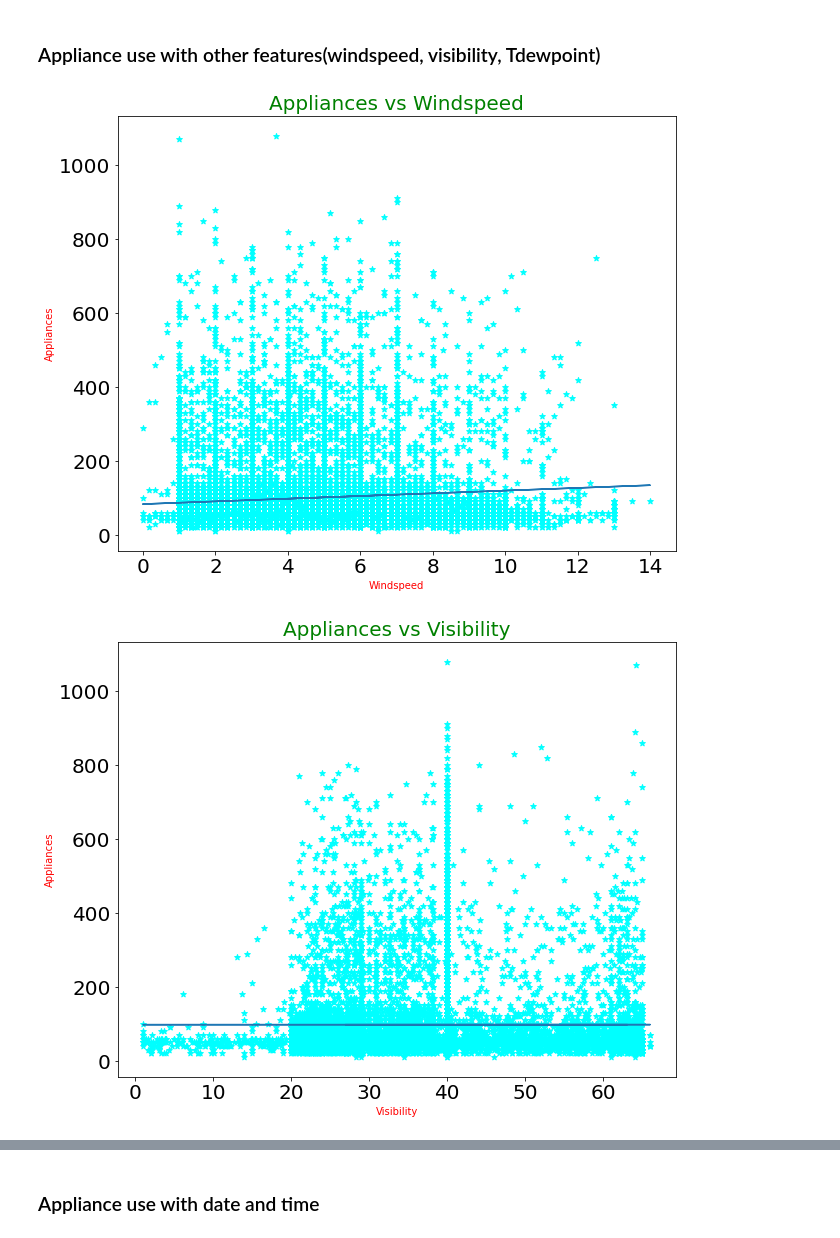
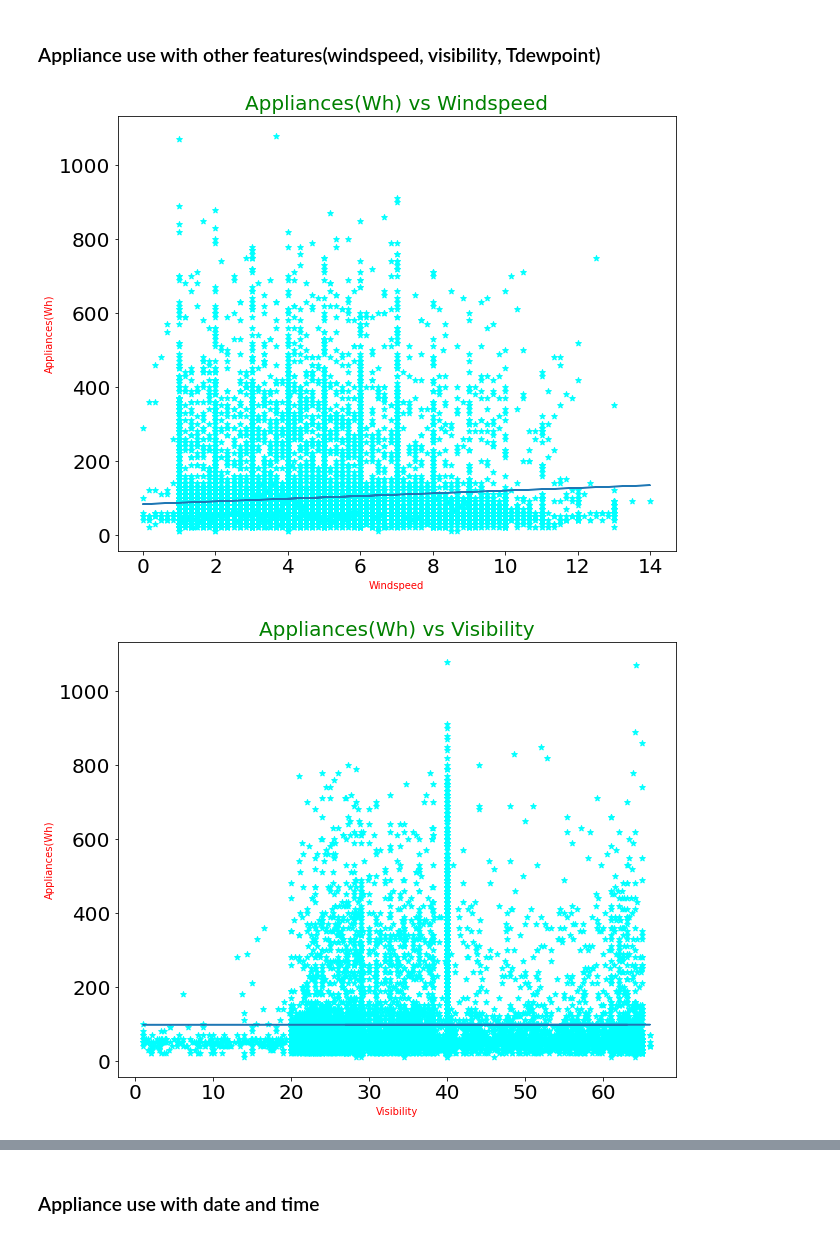
Before and after one commit to khalid-data-aspirant42/Appliance-Energy-Prediction, a Jupyter notebook: Final_Notebook_Appliance_Energy_Prediction.ipynb, the cells around one changed output, grey strips where cells are left out. Cells and saved outputs as stored; diff of their text form; code cells hidden in the pictures.

```diff
--- a/Final_Notebook_Appliance_Energy_Prediction.ipynb
+++ b/Final_Notebook_Appliance_Energy_Prediction.ipynb
@@ -291,10 +264 @@ final_imp_col
 df_final2 = df_final.loc[:,final_imp_col]
-# %%
-# Extracting essential columns
-col_list = []
-for e in list(df_final2.columns):
-    col_list.append(e)
-list2 = ['Appliances']
-for e in list2:
-    col_list.remove(e)
-print(col_list)
@@ -303 +269,4 @@ print(col_list)
+# %%
+col_list = [e for e in list(df_final2.columns)]
+col_list.remove('Appliances(Wh)')
 # %%
@@ -364,12 +404,12 @@ df_final[temporal_features].hist(bins=50, figsize=(10,8));
 ### Visualizing the dependent and independent variables(temperature) with linear model tools
 from sklearn import linear_model
 for elem in temp_col:
-    y = df_final2['Appliances']
+    y = df_final2['Appliances(Wh)']
     reg = linear_model.LinearRegression()
     reg.fit(df_final2[[elem]],y)
-    plt.title(f'Appliances vs {elem}', fontsize=20, color='green')
+    plt.title(f'Appliances(Wh) vs {elem}', fontsize=20, color='green')
     plt.xlabel(elem, color='red')
-    plt.ylabel('Appliances', color='red')
+    plt.ylabel('Appliances(Wh)', color='red')
     plt.scatter(df_final2[elem],y, color='cyan', marker='*')
     plt.plot(df_final2[elem], reg.predict(df_final2[[elem]]))
     plt.yticks(fontsize=20)
@@ -389,12 +433,12 @@ for elem in temp_col:
 ### Visualizing the dependent and independent variables(humidity) with linear model tools
 from sklearn import linear_model
 for elem in humidity_col:
-    y = df_final2['Appliances']
+    y = df_final2['Appliances(Wh)']
     reg = linear_model.LinearRegression()
     reg.fit(df_final2[[elem]],y)
-    plt.title(f'Appliances vs {elem}', fontsize=20, color='green')
+    plt.title(f'Appliances(Wh) vs {elem}', fontsize=20, color='green')
     plt.xlabel(elem, color='red')
-    plt.ylabel('Appliances', color='red')
+    plt.ylabel('Appliances(Wh)', color='red')
     plt.scatter(df_final2[elem],y, color='cyan', marker='*')
     plt.plot(df_final2[elem], reg.predict(df_final2[[elem]]))
     plt.yticks(fontsize=20)
@@ -414,19 +458,19 @@ for elem in humidity_col:
 # %%
 ### Visualizing the dependent and independent variables(other features) with linear model tools
 from sklearn import linear_model
 for elem in other_phy_features:
-    y = df_final['Appliances']
+    y = df_final['Appliances(Wh)']
     reg = linear_model.LinearRegression()
     reg.fit(df_final[[elem]],y)
-    plt.title(f'Appliances vs {elem}', fontsize=20, color='green')
+    plt.title(f'Appliances(Wh) vs {elem}', fontsize=20, color='green')
     plt.xlabel(elem, color='red')
-    plt.ylabel('Appliances', color='red')
+    plt.ylabel('Appliances(Wh)', color='red')
     plt.scatter(df_final[elem],y, color='cyan', marker='*')
     plt.plot(df_final[elem], reg.predict(df_final[[elem]]))
     plt.yticks(fontsize=20)
     plt.xticks(fontsize=20)
     plt.rcParams['figure.figsize'] = (10, 8)
     plt.show()
 # %% [output]
-[figure, old version]
+[figure, new version]
-[figure, old version]
+[figure, new version]
```
Also changed, not shown: parts of 127 cells of this notebook.
